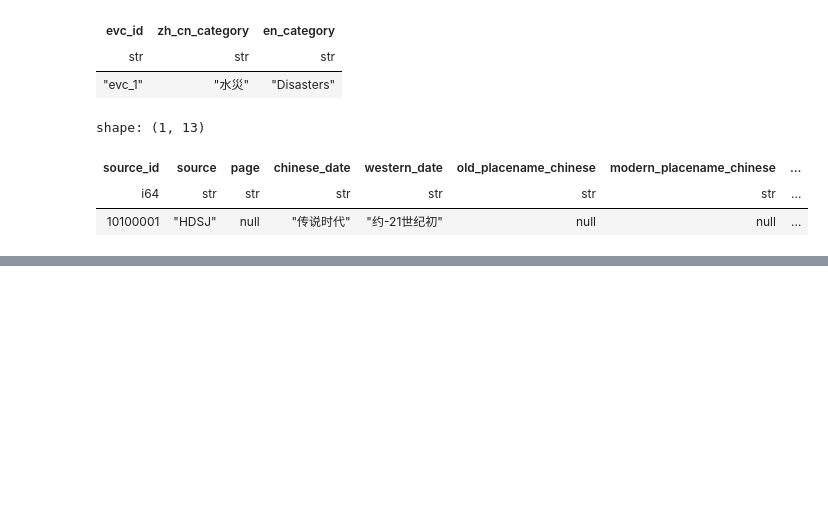
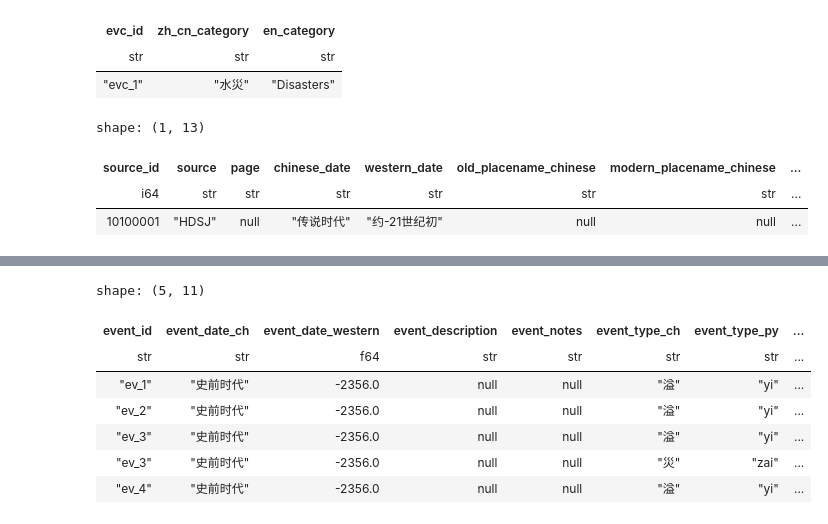
Before and after one commit to YellowRiverDatabase/geodata, a Jupyter notebook: atlas_data/data_to_events_json.ipynb, the cells around one changed output, grey strips where cells are left out. Cells and saved outputs as stored; diff of their text form; code cells hidden in the pictures; blank space fills up the shorter version.

```diff
--- a/atlas_data/data_to_events_json.ipynb
+++ b/atlas_data/data_to_events_json.ipynb
@@ -298,0 +326,12 @@ ev_df len after join2: (15639, 31)
+# %%
+ev_df = ev_df.join(event_cats, on="evc_id", how="left")
+ev_df.head()
+# %% [output]
+shape: (5, 11)
+| event_id | event_date_ch | event_date_western | event_description | event_notes | event_type_ch | event_type_py | ... |
+| str | str | f64 | str | str | str | str | ... |
+| "ev_1" | "史前时代" | -2356.0 | null | null | "溢" | "yi" | ... |
+| "ev_2" | "史前时代" | -2356.0 | null | null | "溢" | "yi" | ... |
+| "ev_3" | "史前时代" | -2356.0 | null | null | "溢" | "yi" | ... |
+| "ev_3" | "史前时代" | -2356.0 | null | null | "災" | "zai" | ... |
+| "ev_4" | "史前时代" | -2356.0 | null | null | "溢" | "yi" | ... |
```
Also changed, not shown: parts of 15 cells of this notebook.
